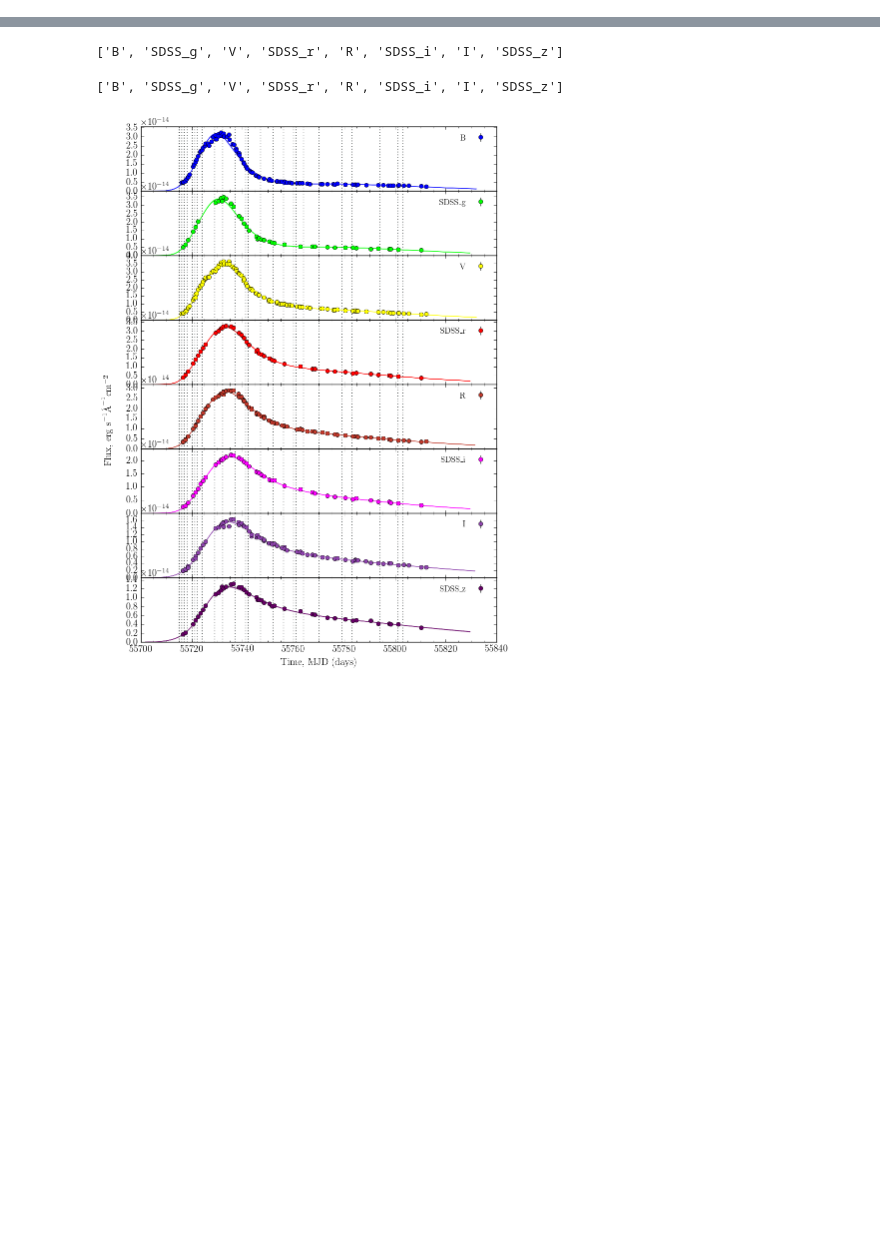
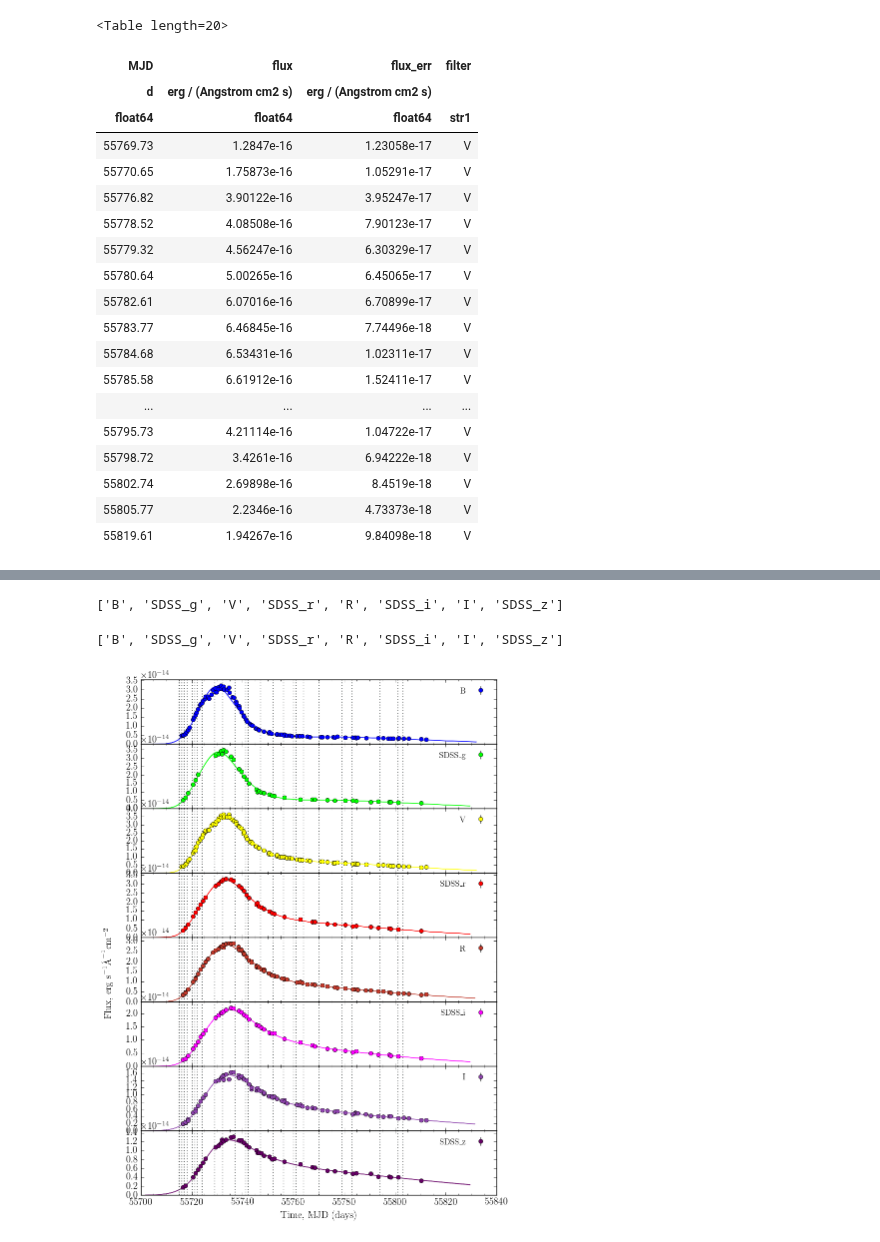
Before and after one commit to UoS-SNe/pycoco, a Jupyter notebook: notebooks/scratch_scripts.ipynb, the cells around one changed output, grey strips where cells are left out. Drawn from its saved outputs; the diff is of its cells as text; code cells hidden in the pictures; blank space fills up the shorter version.

```diff
--- a/notebooks/scratch_scripts.ipynb
+++ b/notebooks/scratch_scripts.ipynb
@@ -34,2 +36,25 @@ sn.phot.plot()
+# %%
+sn.phot.data['V']
+# %% [output]
+<Table length=20>
+| MJD | flux | flux_err | filter |
+| d | erg / (Angstrom cm2 s) | erg / (Angstrom cm2 s) |  |
+| float64 | float64 | float64 | str1 |
+| 55769.73 | 1.2847e-16 | 1.23058e-17 | V |
+| 55770.65 | 1.75873e-16 | 1.05291e-17 | V |
+| 55776.82 | 3.90122e-16 | 3.95247e-17 | V |
+| 55778.52 | 4.08508e-16 | 7.90123e-17 | V |
+| 55779.32 | 4.56247e-16 | 6.30329e-17 | V |
+| 55780.64 | 5.00265e-16 | 6.45065e-17 | V |
+| 55782.61 | 6.07016e-16 | 6.70899e-17 | V |
+| 55783.77 | 6.46845e-16 | 7.74496e-18 | V |
+| 55784.68 | 6.53431e-16 | 1.02311e-17 | V |
+| 55785.58 | 6.61912e-16 | 1.52411e-17 | V |
+| ... | ... | ... | ... |
+| 55795.73 | 4.21114e-16 | 1.04722e-17 | V |
+| 55798.72 | 3.4261e-16 | 6.94222e-18 | V |
+| 55802.74 | 2.69898e-16 | 8.4519e-18 | V |
+| 55805.77 | 2.2346e-16 | 4.73373e-18 | V |
+| 55819.61 | 1.94267e-16 | 9.84098e-18 | V |
 # %%
 # sn.load_list("/Users/berto/Code/CoCo/lists/SN2006aj.list")
```
Also changed, not shown: parts of 6 cells of this notebook, 1 other file.
